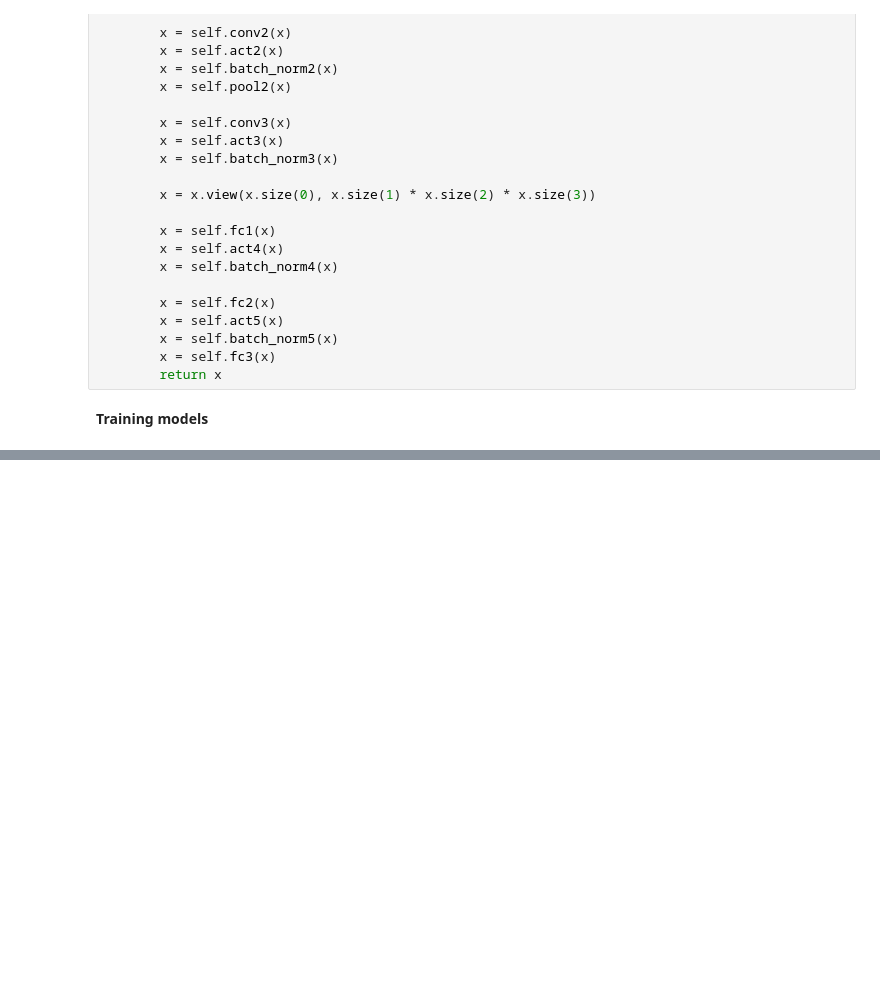
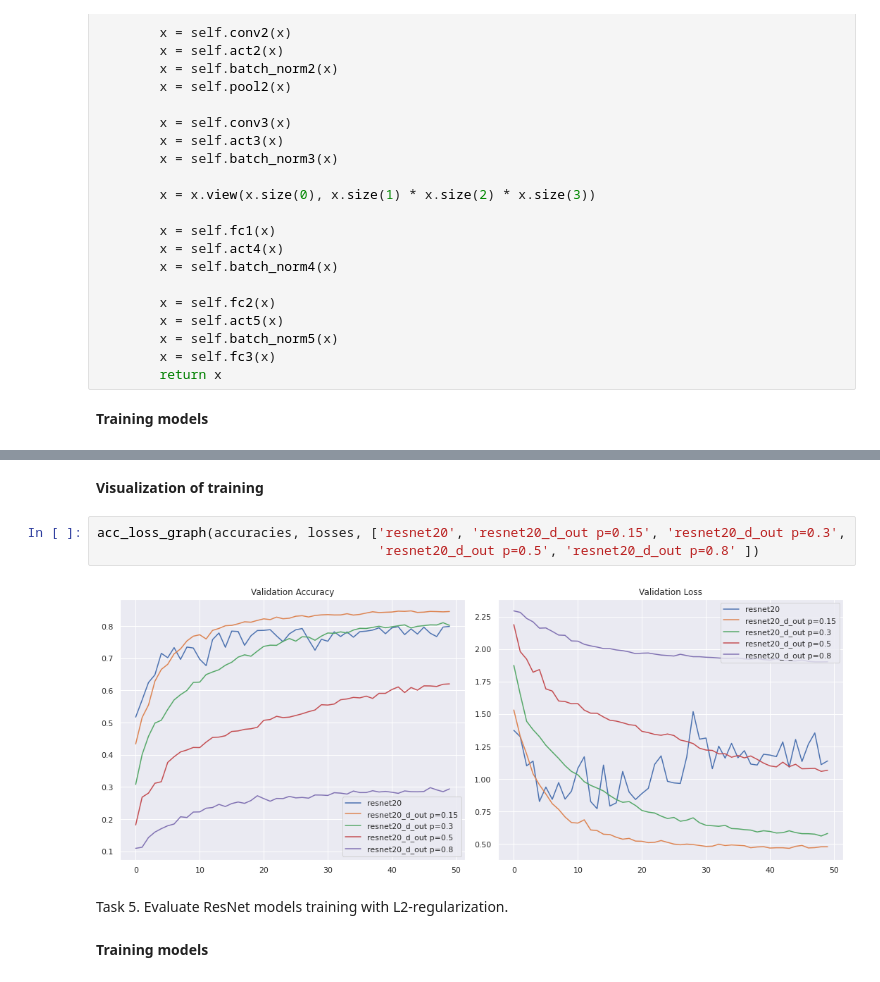
Before and after one commit to anastasiiakhil/Intro_to_DS, a Jupyter notebook: lab12.ipynb, the cells around one changed output, grey strips where cells are left out. Cells and saved outputs as stored; diff of their text form; blank space fills up the shorter version.

```diff
--- a/lab12.ipynb
+++ b/lab12.ipynb
@@ -222,0 +457,11 @@ Train Epoch: 50 Time: 00:19:51 Accuracy: 0.7437999844551086, GPU_Mem_alloc: 3547
+# %% [markdown]
+__Visualization of training__
+# %%
+acc_loss_graph(accuracies, losses, ['resnet20', 'resnet20_d_out p=0.15', 'resnet20_d_out p=0.3',
+                                    'resnet20_d_out p=0.5', 'resnet20_d_out p=0.8' ])
+# %% [output]
+[figure, added]
+# %% [markdown]
+Task 5. Evaluate ResNet models training with L2-regularization.
+# %% [markdown]
+__Training models__
```
Also changed, not shown: parts of 32 cells of this notebook.
